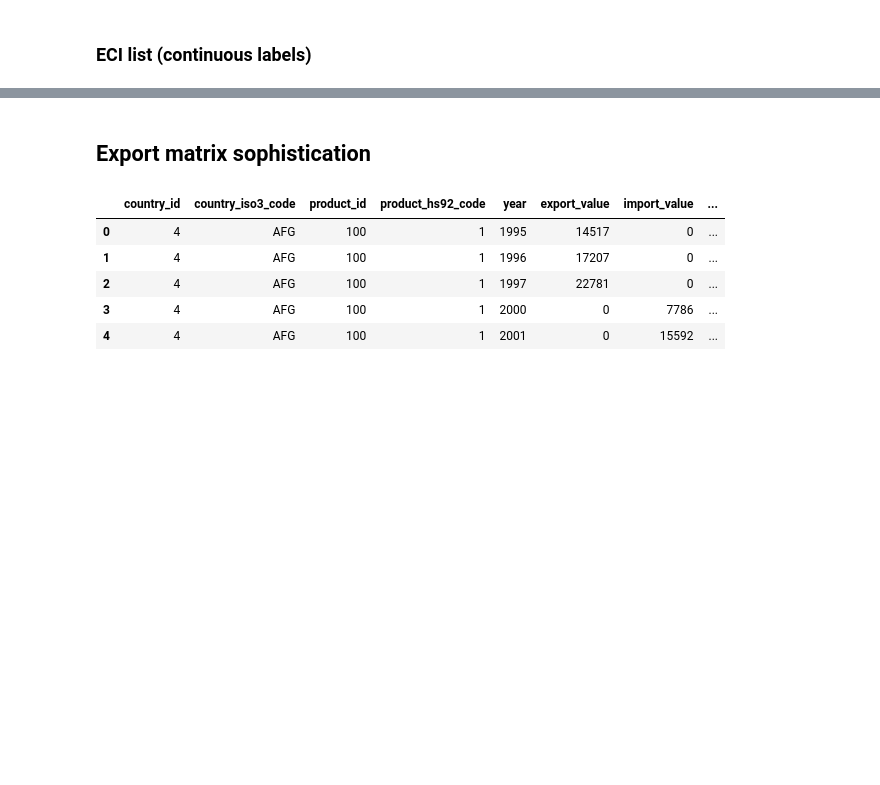
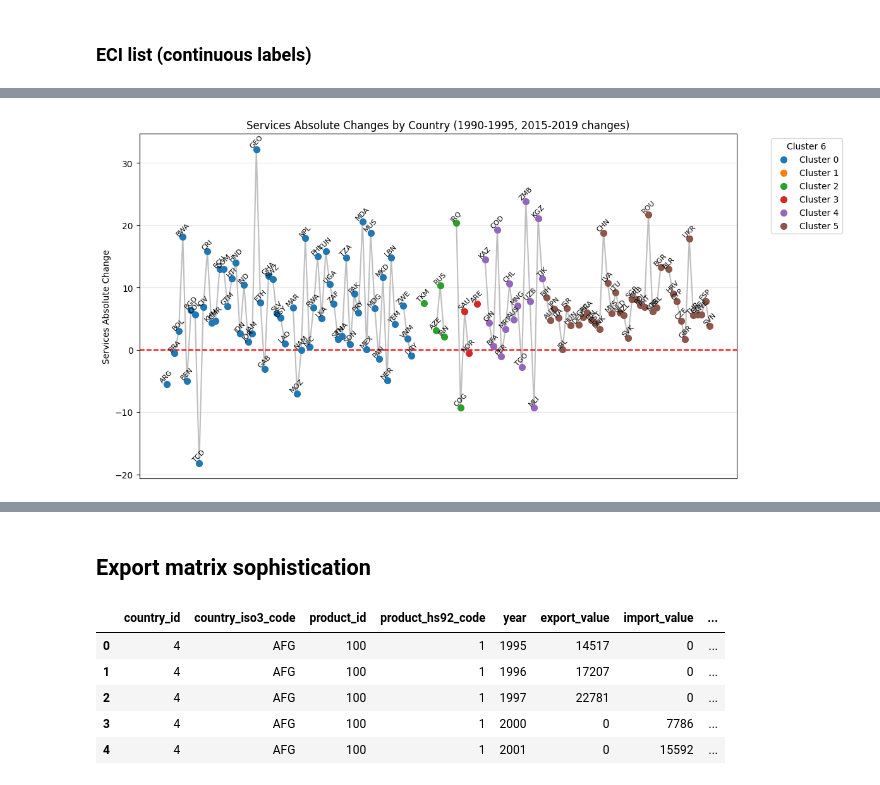
Before and after one commit to AyaanTigdikar/Capstone, a Jupyter notebook: code/3_label_clustering.ipynb, the cells around one changed output, grey strips where cells are left out. Saved outputs shown, nothing was run; the diff lists cells and outputs as text; code cells hidden in the pictures; blank space fills up the shorter version.

```diff
--- a/code/3_label_clustering.ipynb
+++ b/code/3_label_clustering.ipynb
@@ -338,2 +165,41 @@ plt.show()
+# %%
+# Sort by cluster_6
+df_sorted = df_change_clusters.sort_values('cluster_6').reset_index(drop=True)
+
+plt.figure(figsize=(12,6))
+
+# Generate a color palette based on unique clusters
+unique_clusters = df_sorted['cluster_6'].unique()
+palette = sns.color_palette("tab10", n_colors=len(unique_clusters))
+cluster_colors = {cluster: color for cluster, color in zip(unique_clusters, palette)}
+
+# Plot line connecting points (gray)
+plt.plot(df_sorted.index, df_sorted['Services'], linestyle='-', color='gray', alpha=0.5)
+
+# Plot points colored by cluster and annotate
+for cluster in unique_clusters:
+    cluster_data = df_sorted[df_sorted['cluster_6'] == cluster]
+    sc = plt.scatter(cluster_data.index, cluster_data['Services'],
+                     color=cluster_colors[cluster], s=50, label=f'Cluster {cluster}', zorder=3)
+    # Annotate each point with country code
+    for i, row in cluster_data.iterrows():
+        plt.text(i, row['Services'] + 0.04, row['Country Code'],
+                 ha='center', va='bottom', fontsize=8, rotation=45)
+
+# Add red dashed horizontal line at 0
+plt.axhline(y=0.0, color='red', linestyle='--', linewidth=1.5)
+
+# Remove x-axis labels
+plt.xticks([])
+
+plt.title('Services Absolute Changes (1990-1995, 2015-2019 changes)')
+plt.xlabel('')
+plt.ylabel('Services Absolute Change')
+plt.grid(alpha=0.3)
+plt.legend(title='Cluster 6', bbox_to_anchor=(1.05, 1), loc='upper left')
+plt.tight_layout()
+plt.show()
+# %% [output]
+[figure, added]
 # %%
 # Sort by ECI change
```
Also changed, not shown: parts of 16 cells of this notebook, 2 other files.
